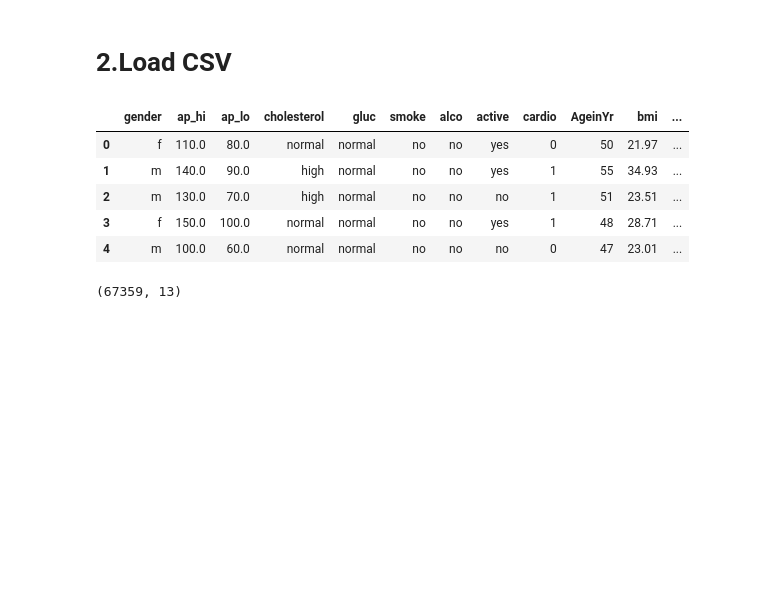
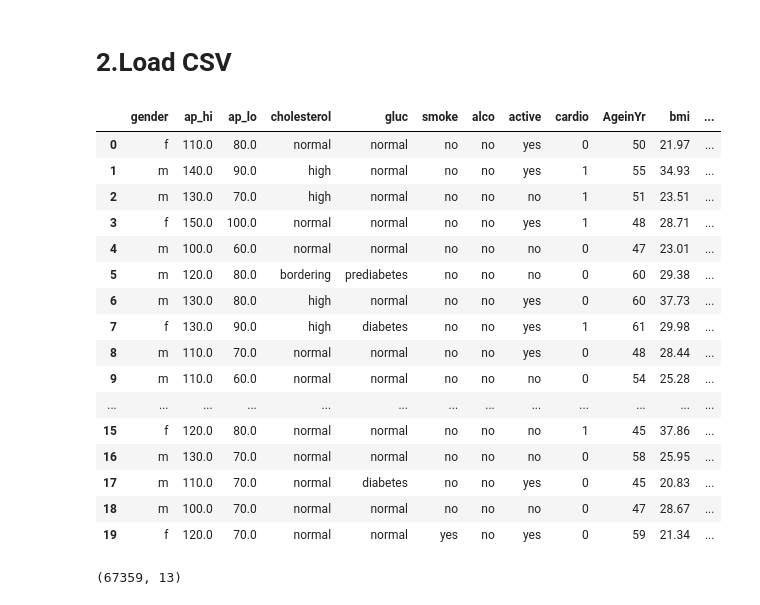
Before and after one commit to javisrv/Cardiovascular_event_prediction, a Jupyter notebook: scripts/RL.ipynb, the cells around one changed output. Drawn from its saved outputs; the diff is of its cells as text; code cells hidden in the pictures; blank space fills up the shorter version.

```diff
--- a/scripts/RL.ipynb
+++ b/scripts/RL.ipynb
@@ -19,14 +19,25 @@ from sklearn.metrics import mean_squared_error
 # 2.Load CSV
 # %%
 data = pd.read_csv("../documents/data_both_scores.csv")
-data.head()
+data.head(20)
 # %% [output]
 |  | gender | ap_hi | ap_lo | cholesterol | gluc | smoke | alco | active | cardio | AgeinYr | bmi | ... |
 | 0 | f | 110.0 | 80.0 | normal | normal | no | no | yes | 0 | 50 | 21.97 | ... |
 | 1 | m | 140.0 | 90.0 | high | normal | no | no | yes | 1 | 55 | 34.93 | ... |
 | 2 | m | 130.0 | 70.0 | high | normal | no | no | no | 1 | 51 | 23.51 | ... |
 | 3 | f | 150.0 | 100.0 | normal | normal | no | no | yes | 1 | 48 | 28.71 | ... |
 | 4 | m | 100.0 | 60.0 | normal | normal | no | no | no | 0 | 47 | 23.01 | ... |
+| 5 | m | 120.0 | 80.0 | bordering | prediabetes | no | no | no | 0 | 60 | 29.38 | ... |
+| 6 | m | 130.0 | 80.0 | high | normal | no | no | yes | 0 | 60 | 37.73 | ... |
+| 7 | f | 130.0 | 90.0 | high | diabetes | no | no | yes | 1 | 61 | 29.98 | ... |
+| 8 | m | 110.0 | 70.0 | normal | normal | no | no | yes | 0 | 48 | 28.44 | ... |
+| 9 | m | 110.0 | 60.0 | normal | normal | no | no | no | 0 | 54 | 25.28 | ... |
+| ... | ... | ... | ... | ... | ... | ... | ... | ... | ... | ... | ... | ... |
+| 15 | f | 120.0 | 80.0 | normal | normal | no | no | no | 1 | 45 | 37.86 | ... |
+| 16 | m | 130.0 | 70.0 | normal | normal | no | no | no | 0 | 58 | 25.95 | ... |
+| 17 | m | 110.0 | 70.0 | normal | diabetes | no | no | yes | 0 | 45 | 20.83 | ... |
+| 18 | m | 100.0 | 70.0 | normal | normal | no | no | no | 0 | 47 | 28.67 | ... |
+| 19 | f | 120.0 | 70.0 | normal | normal | yes | no | yes | 0 | 59 | 21.34 | ... |
 # %%
 data.shape
 # %% [output]
```
Also changed, not shown: parts of 5 cells of this notebook.
